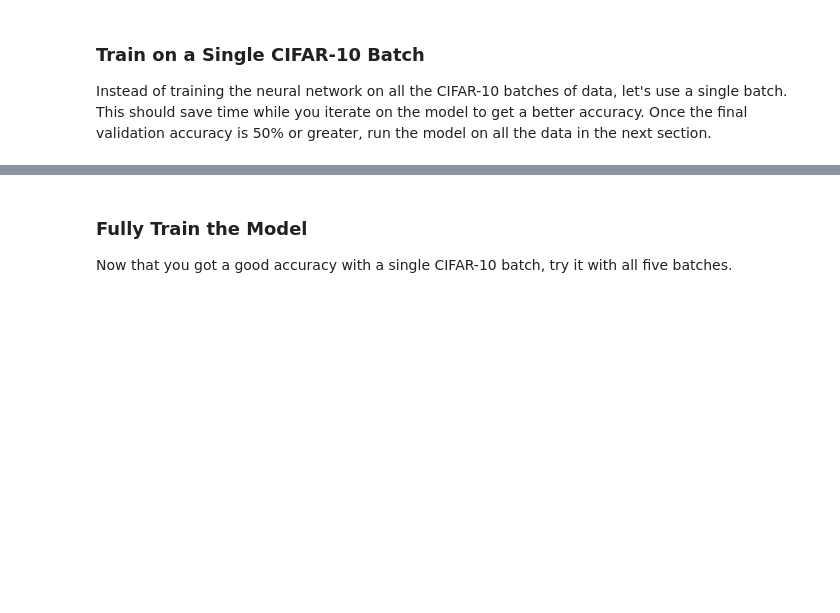
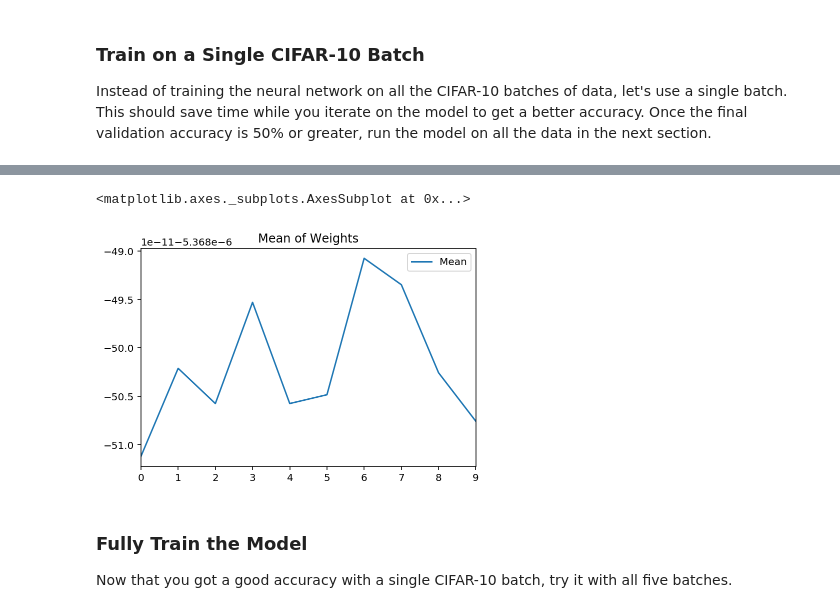
Before and after one commit to udacity/deep-learning, a Jupyter notebook: image-classification/dlnd_image_classification.ipynb, the cells around one changed output, grey strips where cells are left out. Drawn from its saved outputs; the diff is of its cells as text; code cells hidden in the pictures; blank space fills up the shorter version.

```diff
--- a/image-classification/dlnd_image_classification.ipynb
+++ b/image-classification/dlnd_image_classification.ipynb
@@ -584,3 +602,8 @@ stddev.plot(title="Observing Learning pattern of Weights")
+# %%
+w_mean.plot(title="Mean of Weights")
+# %% [output]
+<matplotlib.axes._subplots.AxesSubplot at 0x...>
+[figure, added]
 # %% [markdown]
 ### Fully Train the Model
 Now that you got a good accuracy with a single CIFAR-10 batch, try it with all five batches.
```
Also changed, not shown: parts of 19 cells of this notebook.
